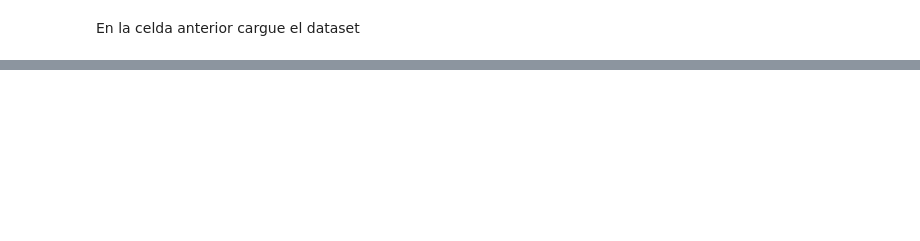
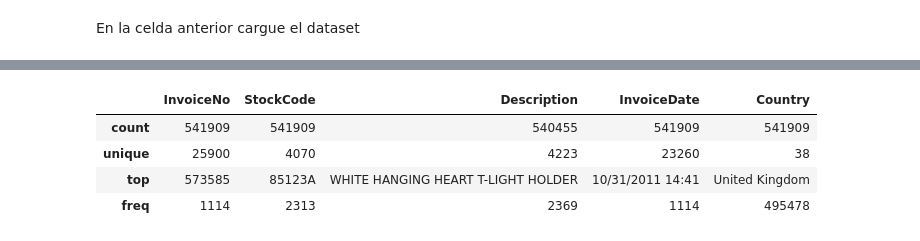
Before and after one commit to prxska/ml, a Jupyter notebook: ev1.ipynb, the cells around one changed output, grey strips where cells are left out. Saved outputs shown, nothing was run; the diff lists cells and outputs as text; code cells hidden in the pictures; blank space fills up the shorter version.

```diff
--- a/ev1.ipynb
+++ b/ev1.ipynb
@@ -17,0 +28,2 @@ En la celda anterior cargue el dataset
+# %%
+categorical_description = df[categorial_columns].describe() # asignacion de variable
@@ -17,0 +39,8 @@ En la celda anterior cargue el dataset
+# %%
+categorical_description.head()
+# %% [output]
+|  | InvoiceNo | StockCode | Description | InvoiceDate | Country |
+| count | 541909 | 541909 | 540455 | 541909 | 541909 |
+| unique | 25900 | 4070 | 4223 | 23260 | 38 |
+| top | 573585 | 85123A | WHITE HANGING HEART T-LIGHT HOLDER | 10/31/2011 14:41 | United Kingdom |
+| freq | 1114 | 2313 | 2369 | 1114 | 495478 |
```
Also changed, not shown: parts of 16 cells of this notebook.
